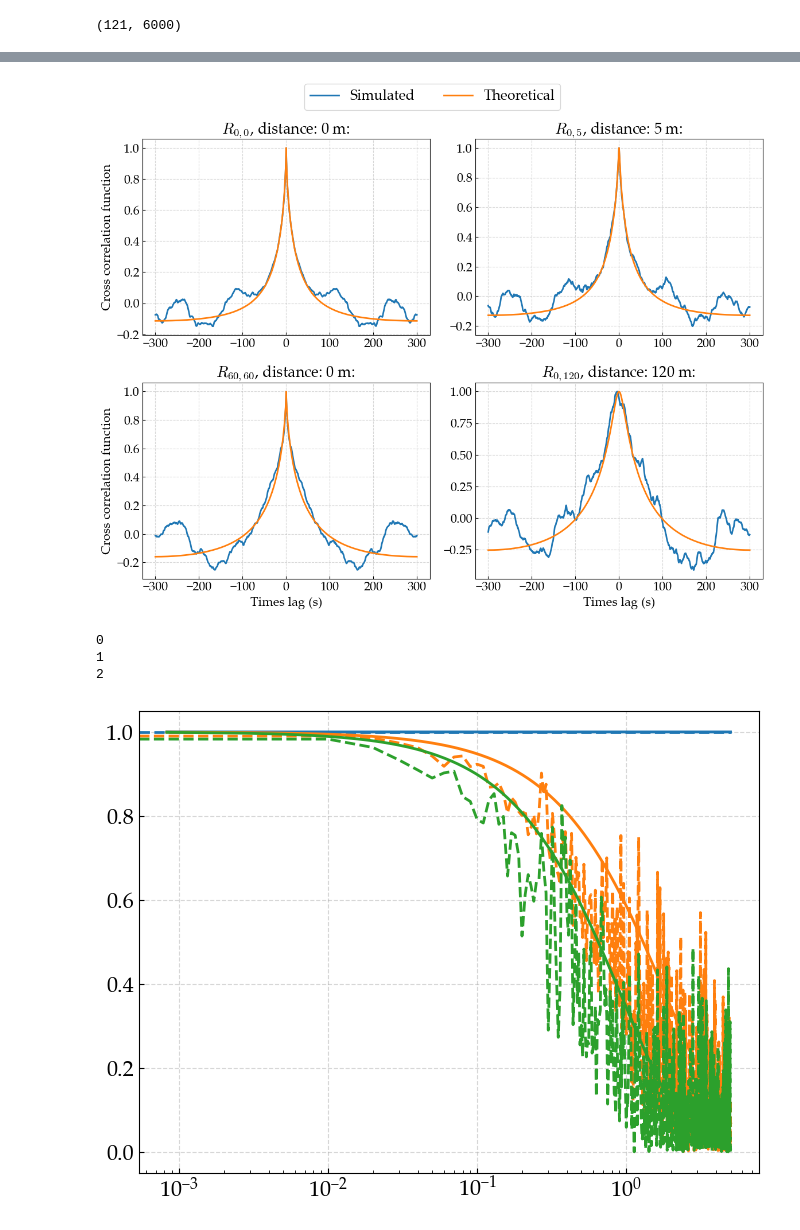
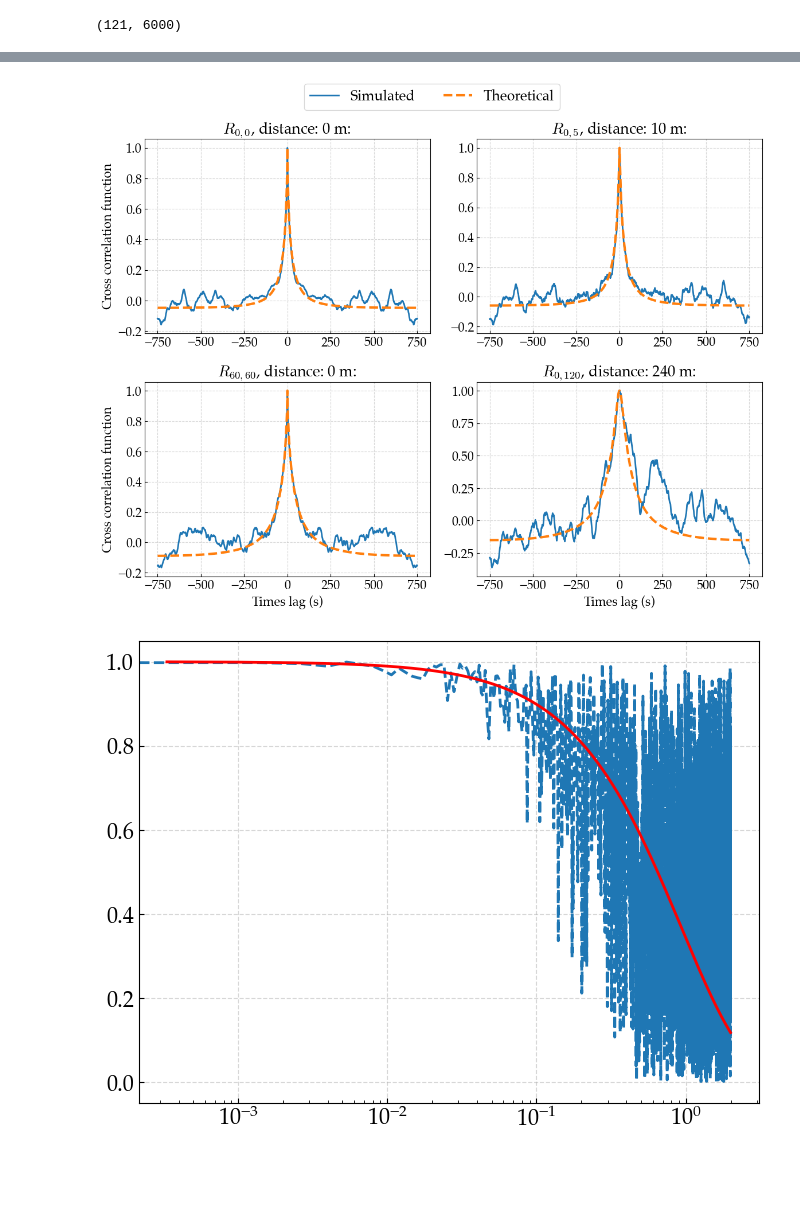
Before and after one commit to NanxiiChen/wind-simulation-GPU, a Jupyter notebook: examples/validate_cross_correlation.ipynb, the cells around one changed output, grey strips where cells are left out. Cells and saved outputs as stored; diff of their text form; code cells hidden in the pictures; blank space fills up the shorter version.

```diff
--- a/examples/validate_cross_correlation.ipynb
+++ b/examples/validate_cross_correlation.ipynb
@@ -45,8 +43,8 @@ simulator.update_parameters(
     U_d=10.0,
     H_bar=20.0,
     alpha_0=0.30,
-    z_0=0.01,
-    w_up=5.0,
+    z_0=1.0,
+    w_up=2.0,
 )
 simulator.params
 # %% [output]
@@ -70,11 +68,11 @@ simulator.params
 # %%
 # xs = np.linspace(0, 10, 5)
 # ys = np.linspace(0, 10, 5)
-zs = np.linspace(80, 200, 121)
+zs = np.linspace(80, 320, 121)
 ys = np.zeros_like(zs)
 xs = np.zeros_like(zs)
 # positions = np.array(jnp.meshgrid(xs, ys, zs)).T.reshape(-1, 3)
-positions = np.array(jnp.stack([xs, ys, zs], axis=1))
+positions = np.array(np.stack([xs, ys, zs], axis=1))
 # order these positions by norm
 positions = positions[np.linalg.norm(positions, axis=1).argsort()]
 wind_speeds = simulator.spectrum.calculate_mean_wind_speed(positions[:, 2],
@@ -293,10 +328,11 @@ for i, pair in enumerate(pairs):
             return_data=True
         )
 
+
     ax.plot(plot_lag_times, plot_corr
             , label="Simulated", color="C0", lw=2)
     ax.plot(theo_plot_times, theo_plot
-            , label="Theoretical", color="C1", lw=2)
+            , label="Theoretical", color="C1", lw=3, ls="--")
     x1, y1, z1 = positions[idx1]
     x2, y2, z2 = positions[idx2]
     ax.set_title(rf"$R_{{{idx1}, {idx2}}}$" + f", distance: {dist:.0f} m: ")
@@ -304,7 +340,7 @@ for i, pair in enumerate(pairs):
         ax.set_ylabel("Cross correlation function")
     if i >= 2:
         ax.set_xlabel("Times lag (s)")
-    ax.xaxis.set_major_locator(plt.MultipleLocator(100))
+    # ax.xaxis.set_major_locator(plt.MultipleLocator(100))
 # customize legend
 lines, labels = axes[0].get_legend_handles_labels()
 fig.legend(lines, labels, loc='lower center', bbox_to_anchor=(0.5, 0.98), ncol=2, fontsize=18)
@@ -313,7 +349,7 @@ fig.savefig("./img/validate_correlation.png", dpi=300, bbox_inches='tight')
 fig.savefig("./img/validate_correlation.pdf", bbox_inches='tight')
 fig.savefig("../wind_simulation_paper/validate_correlation.pdf", bbox_inches='tight')
 # %% [output]
-[figure, old version]
+[figure, new version]
 # %%
 def compute_coherence(x, y, fs, nperseg=1000):
     """Compute the coherence between two signals."""
@@ -326,7 +362,7 @@ def compute_coherence(x, y, fs, nperseg=1000):
     return frequencies, Cxy
 
 
-pair = (0, 1, 2,)
+pair = (0, 1, )
 x_i, x_j = positions[pair, 0:1], positions[pair, 0:1].T  # (n, 1), (1, n)
 y_i, y_j = positions[pair, 1:2], positions[pair, 1:2].T  # (n, 1), (1, n)
 z_i, z_j = positions[pair, 2:3], positions[pair, 2:3].T  # (n, 1), (1, n)
@@ -342,5 +378,3 @@ theoretical_coherence = np.array([
     simulator.params["C_x"], simulator.params["C_y"], simulator.params["C_z"])
     for freq_l in frequencies
 ]) # (len(frequencies), n, n)
-
-distances = np.sqrt((x_i - x_j)**2 + (y_i - y_j)**2 + (z_i - z_j)**2)
@@ -357,16 +381,16 @@ distances = np.sqrt((x_i - x_j)**2 + (y_i - y_j)**2 + (z_i - z_j)**2)
 # %%
 fig, ax = plt.subplots(figsize=(8, 6))
 for idx, i in enumerate(pair):
-    print(idx)
-    ax.plot(frequencies, theoretical_coherence[:, idx, 0], label=f"Theoretical {idx}", lw=2, color=f"C{idx}")
+    if idx == 0:
+        continue
     measured_frequencies, measured_coherence = compute_coherence(
-        samples[pair[idx]], samples[pair[0]],
+        samples[pair[0]], samples[pair[idx]],
         fs=1.0 / simulator.params["dt"],
+        nperseg=simulator.params["N"],
     )
-    ax.plot(measured_frequencies, measured_coherence, label=f"Simulated {idx}", lw=2, ls='--', color=f"C{idx}")
+    ax.plot(measured_frequencies, measured_coherence, label=f"Simulated {idx}", lw=2, ls='--',)
+    ax.plot(frequencies, theoretical_coherence[:, idx, 0], label=f"Theoretical {idx}",
+            lw=2, color=f"red")
 ax.set_xscale('log')
 # %% [output]
-0
-1
-2
-[figure, old version]
+[figure, new version]
```
Also changed, not shown: parts of 12 cells of this notebook, 10 other files.
